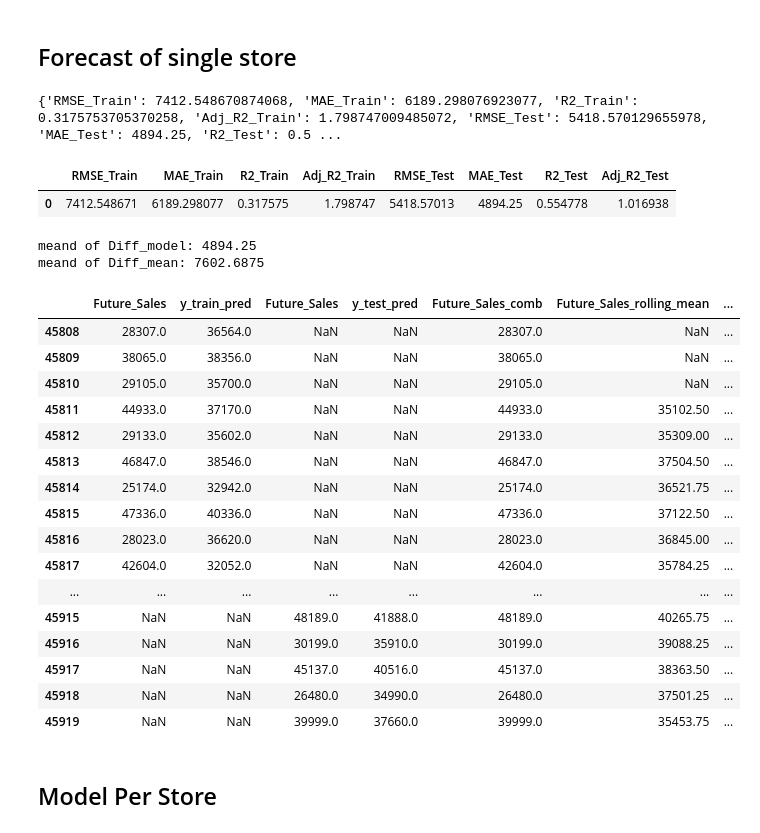
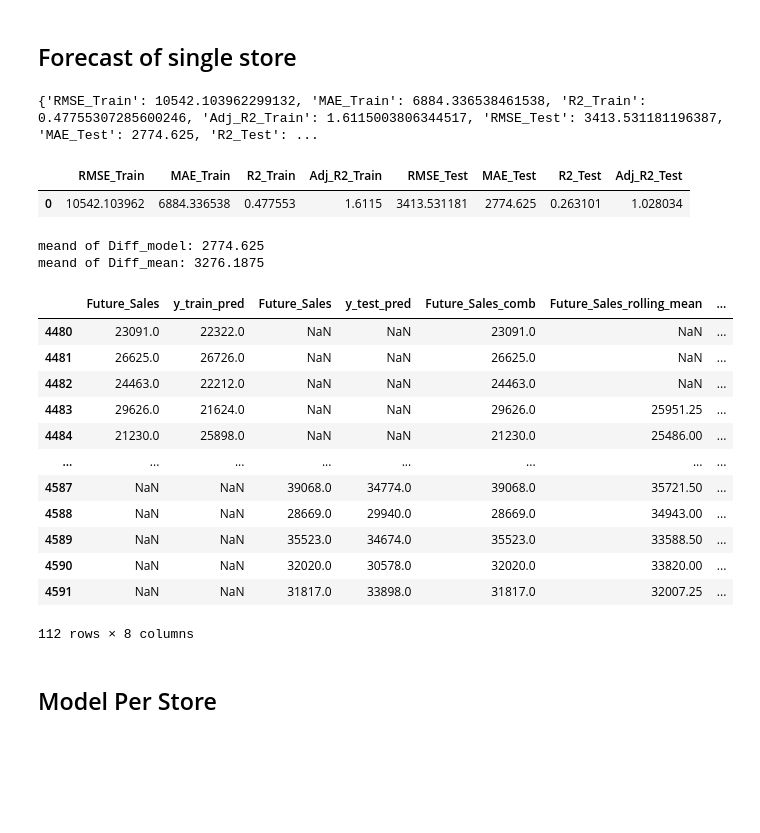
Before and after one commit to Dsite42/Capstone_Project_Rossmann, a Jupyter notebook: Capstone Projekt Rossmann - Predictive Modeling.ipynb, the cells around one changed output. Drawn from its saved outputs; the diff is of its cells as text; code cells hidden in the pictures; blank space fills up the shorter version.

Commit message:
Predictive: updated testModelsCV8W

```diff
--- a/Capstone Projekt Rossmann - Predictive Modeling.ipynb
+++ b/Capstone Projekt Rossmann - Predictive Modeling.ipynb
@@ -818,10 +747,12 @@ testModelsTestSplit8W(df[['Store', 'Future_Sales', 'Sales_Lag_1', 'Sales_Lag_1_M
 # %% [markdown]
 ## Forecast of single store
 # %%
-store_id =410
+store_id =41
 amount_test_weeks = 8
 
-model, scaler = storeForecastTestSplit8W(df, MinMaxScaler())
+model = LinearRegression(n_jobs=-1)
+
+model, scaler = storeForecastTestSplit8W(model, df, MinMaxScaler())
 
 df_store = df[df['Store'] == store_id]
 
@@ -838,35 +769,35 @@ y_test = test_df['Future_Sales']
 # Scaling of the data
 X_train = scaler.transform(X_train)
 X_test = scaler.transform(X_test)
 
 def adj_r2_score(model, X, y):
 		n = X.shape[0]
 		p = X.shape[1]
 		r2 = r2_score(y, model.predict(X))
 		return 1 - (1 - r2) * ((n - 1) / (n - p - 1))
 
 results = []
 y_train_pred = model.predict(X_train)
 y_test_pred = model.predict(X_test)
 results.append({
 	'RMSE_Train': sqrt(mse(y_train, y_train_pred)),
 	'MAE_Train': mae(y_train, y_train_pred),
 	'R2_Train': r2_score(y_train, y_train_pred),
 	'Adj_R2_Train': adj_r2_score(model, X_train, y_train),
 	'RMSE_Test': sqrt(mse(y_test, y_test_pred)),
 	'MAE_Test': mae(y_test, y_test_pred),
 	'R2_Test': r2_score(y_test, y_test_pred),
 	'Adj_R2_Test': adj_r2_score(model, X_test, y_test)
 })
 #print last result
 print(results[-1])
 
 results_df = pd.DataFrame(results)
 results_df
 # %% [output]
-{'RMSE_Train': 7412.548670874068, 'MAE_Train': 6189.298076923077, 'R2_Train': 0.3175753705370258, 'Adj_R2_Train': 1.798747009485072, 'RMSE_Test': 5418.570129655978, 'MAE_Test': 4894.25, 'R2_Test': 0.5 ...
+{'RMSE_Train': 10542.103962299132, 'MAE_Train': 6884.336538461538, 'R2_Train': 0.47755307285600246, 'Adj_R2_Train': 1.6115003806344517, 'RMSE_Test': 3413.531181196387, 'MAE_Test': 2774.625, 'R2_Test': ...
 |  | RMSE_Train | MAE_Train | R2_Train | Adj_R2_Train | RMSE_Test | MAE_Test | R2_Test | Adj_R2_Test |
-| 0 | 7412.548671 | 6189.298077 | 0.317575 | 1.798747 | 5418.57013 | 4894.25 | 0.554778 | 1.016938 |
+| 0 | 10542.103962 | 6884.336538 | 0.477553 | 1.6115 | 3413.531181 | 2774.625 | 0.263101 | 1.028034 |
 # %%
 # Convert predictions to pandas Series
 y_train_pred_series = pd.Series(y_train_pred, index=y_train.index, name='y_train_pred')
@@ -900,25 +831,21 @@ print("meand of Diff_mean:", abs(combined_df['Diff_mean']).mean())
 # View the combined DataFrame
 combined_df
 # %% [output]
-meand of Diff_model: 4894.25
-meand of Diff_mean: 7602.6875
+meand of Diff_model: 2774.625
+meand of Diff_mean: 3276.1875
 |  | Future_Sales | y_train_pred | Future_Sales | y_test_pred | Future_Sales_comb | Future_Sales_rolling_mean | ... |
-| 45808 | 28307.0 | 36564.0 | NaN | NaN | 28307.0 | NaN | ... |
-| 45809 | 38065.0 | 38356.0 | NaN | NaN | 38065.0 | NaN | ... |
-| 45810 | 29105.0 | 35700.0 | NaN | NaN | 29105.0 | NaN | ... |
-| 45811 | 44933.0 | 37170.0 | NaN | NaN | 44933.0 | 35102.50 | ... |
-| 45812 | 29133.0 | 35602.0 | NaN | NaN | 29133.0 | 35309.00 | ... |
-| 45813 | 46847.0 | 38546.0 | NaN | NaN | 46847.0 | 37504.50 | ... |
-| 45814 | 25174.0 | 32942.0 | NaN | NaN | 25174.0 | 36521.75 | ... |
-| 45815 | 47336.0 | 40336.0 | NaN | NaN | 47336.0 | 37122.50 | ... |
-| 45816 | 28023.0 | 36620.0 | NaN | NaN | 28023.0 | 36845.00 | ... |
-| 45817 | 42604.0 | 32052.0 | NaN | NaN | 42604.0 | 35784.25 | ... |
+| 4480 | 23091.0 | 22322.0 | NaN | NaN | 23091.0 | NaN | ... |
+| 4481 | 26625.0 | 26726.0 | NaN | NaN | 26625.0 | NaN | ... |
+| 4482 | 24463.0 | 22212.0 | NaN | NaN | 24463.0 | NaN | ... |
+| 4483 | 29626.0 | 21624.0 | NaN | NaN | 29626.0 | 25951.25 | ... |
+| 4484 | 21230.0 | 25898.0 | NaN | NaN | 21230.0 | 25486.00 | ... |
 | ... | ... | ... | ... | ... | ... | ... | ... |
-| 45915 | NaN | NaN | 48189.0 | 41888.0 | 48189.0 | 40265.75 | ... |
-| 45916 | NaN | NaN | 30199.0 | 35910.0 | 30199.0 | 39088.25 | ... |
-| 45917 | NaN | NaN | 45137.0 | 40516.0 | 45137.0 | 38363.50 | ... |
-| 45918 | NaN | NaN | 26480.0 | 34990.0 | 26480.0 | 37501.25 | ... |
-| 45919 | NaN | NaN | 39999.0 | 37660.0 | 39999.0 | 35453.75 | ... |
+| 4587 | NaN | NaN | 39068.0 | 34774.0 | 39068.0 | 35721.50 | ... |
+| 4588 | NaN | NaN | 28669.0 | 29940.0 | 28669.0 | 34943.00 | ... |
+| 4589 | NaN | NaN | 35523.0 | 34674.0 | 35523.0 | 33588.50 | ... |
+| 4590 | NaN | NaN | 32020.0 | 30578.0 | 32020.0 | 33820.00 | ... |
+| 4591 | NaN | NaN | 31817.0 | 33898.0 | 31817.0 | 32007.25 | ... |
+112 rows × 8 columns
 # %% [markdown]
 ## Model Per Store
 # %% [markdown]
```
Also changed, not shown: parts of 7 cells of this notebook.
